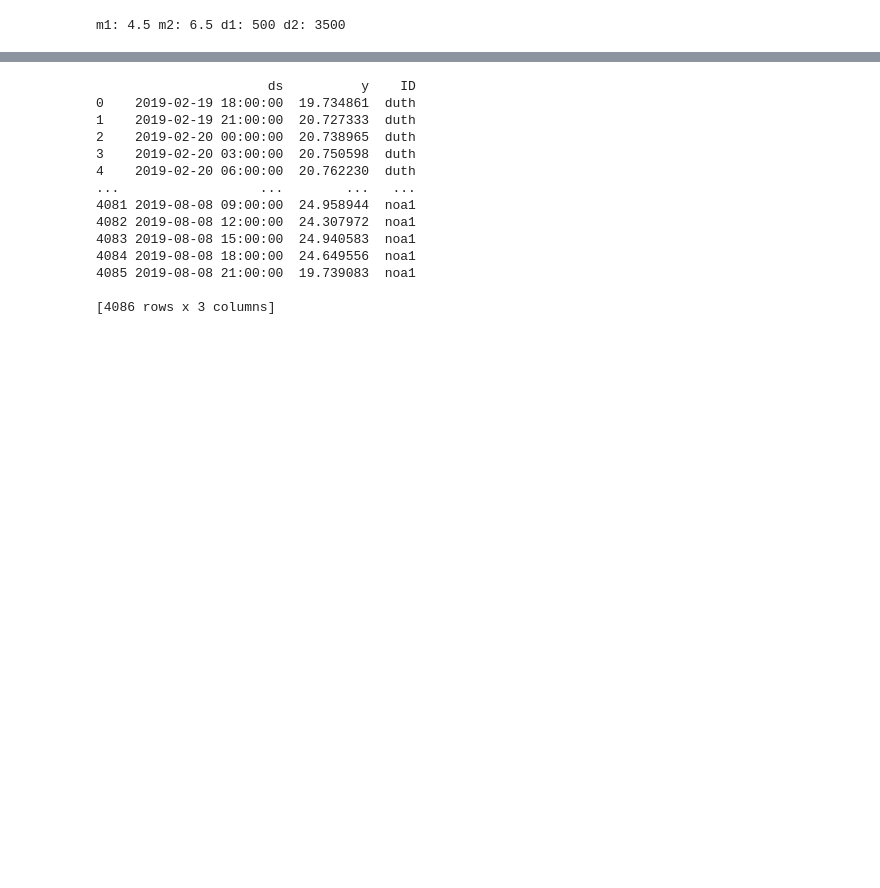
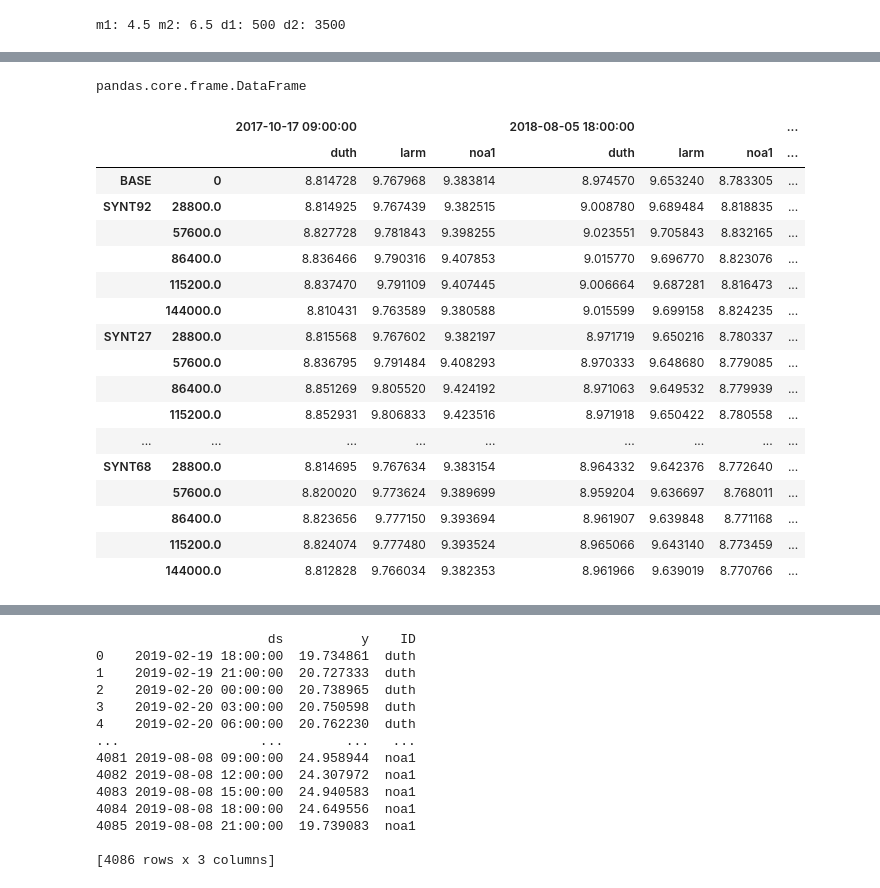
Before and after one commit to carloscanodomingo/NeuralProphetEQ, a Jupyter notebook: testing_EQ.ipynb, the cells around one changed output, grey strips where cells are left out. Cells and saved outputs as stored; diff of their text form; code cells hidden in the pictures; blank space fills up the shorter version.

```diff
--- a/testing_EQ.ipynb
+++ b/testing_EQ.ipynb
@@ -412,0 +170,26 @@ ValueError: Length mismatch: Expected axis has 2 elements, new values have 3 ele
+# %%
+type(NPw_o.get_results()
+# %% [output]
+pandas.core.frame.DataFrame
+# %%
+df = feather.read_feather('test').T
+df
+# %% [output]
+|  |  | 2017-10-17 09:00:00 |  |  | 2018-08-05 18:00:00 |  |  | ... |
+|  |  | duth | larm | noa1 | duth | larm | noa1 | ... |
+| BASE | 0 | 8.814728 | 9.767968 | 9.383814 | 8.974570 | 9.653240 | 8.783305 | ... |
+| SYNT92 | 28800.0 | 8.814925 | 9.767439 | 9.382515 | 9.008780 | 9.689484 | 8.818835 | ... |
+|  | 57600.0 | 8.827728 | 9.781843 | 9.398255 | 9.023551 | 9.705843 | 8.832165 | ... |
+|  | 86400.0 | 8.836466 | 9.790316 | 9.407853 | 9.015770 | 9.696770 | 8.823076 | ... |
+|  | 115200.0 | 8.837470 | 9.791109 | 9.407445 | 9.006664 | 9.687281 | 8.816473 | ... |
+|  | 144000.0 | 8.810431 | 9.763589 | 9.380588 | 9.015599 | 9.699158 | 8.824235 | ... |
+| SYNT27 | 28800.0 | 8.815568 | 9.767602 | 9.382197 | 8.971719 | 9.650216 | 8.780337 | ... |
+|  | 57600.0 | 8.836795 | 9.791484 | 9.408293 | 8.970333 | 9.648680 | 8.779085 | ... |
+|  | 86400.0 | 8.851269 | 9.805520 | 9.424192 | 8.971063 | 9.649532 | 8.779939 | ... |
+|  | 115200.0 | 8.852931 | 9.806833 | 9.423516 | 8.971918 | 9.650422 | 8.780558 | ... |
+| ... | ... | ... | ... | ... | ... | ... | ... | ... |
+| SYNT68 | 28800.0 | 8.814695 | 9.767634 | 9.383154 | 8.964332 | 9.642376 | 8.772640 | ... |
+|  | 57600.0 | 8.820020 | 9.773624 | 9.389699 | 8.959204 | 9.636697 | 8.768011 | ... |
+|  | 86400.0 | 8.823656 | 9.777150 | 9.393694 | 8.961907 | 9.639848 | 8.771168 | ... |
+|  | 115200.0 | 8.824074 | 9.777480 | 9.393524 | 8.965066 | 9.643140 | 8.773459 | ... |
+|  | 144000.0 | 8.812828 | 9.766034 | 9.382353 | 8.961966 | 9.639019 | 8.770766 | ... |
```
Also changed, not shown: parts of 30 cells of this notebook, 8 other files.
